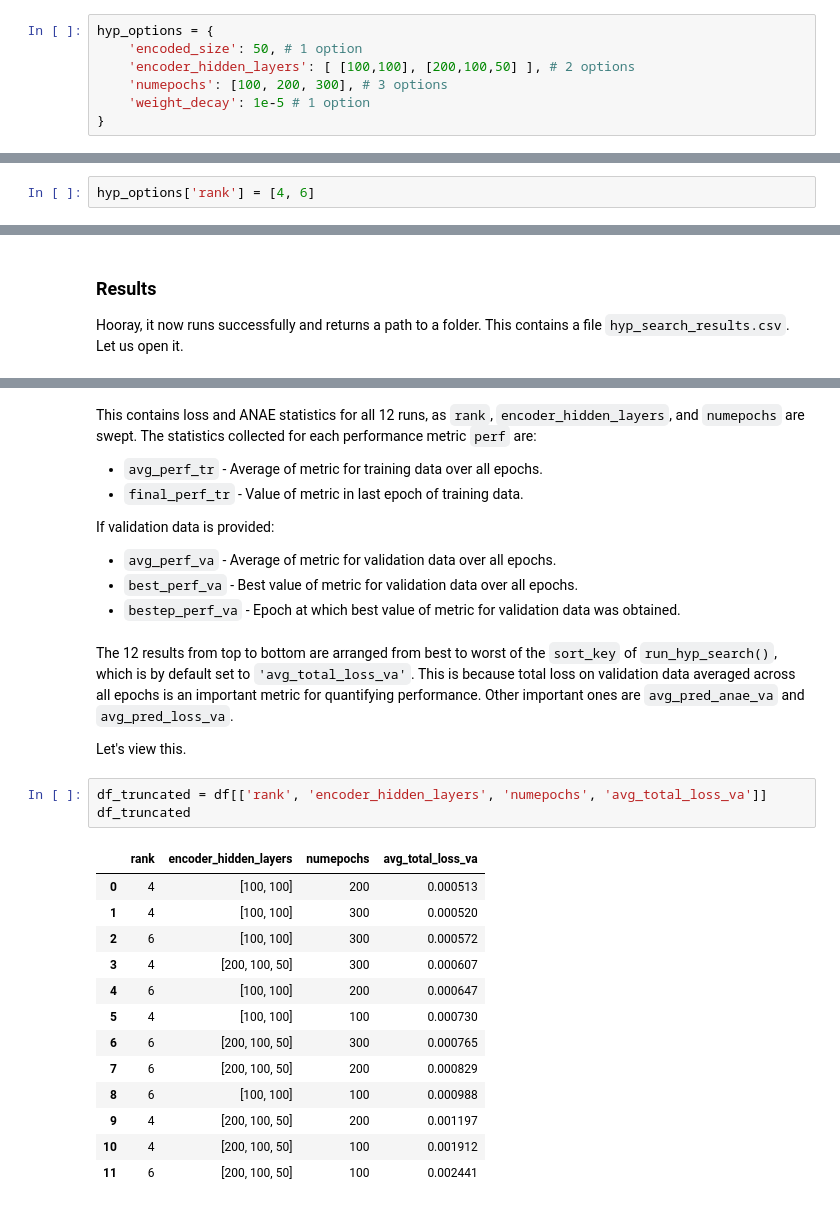
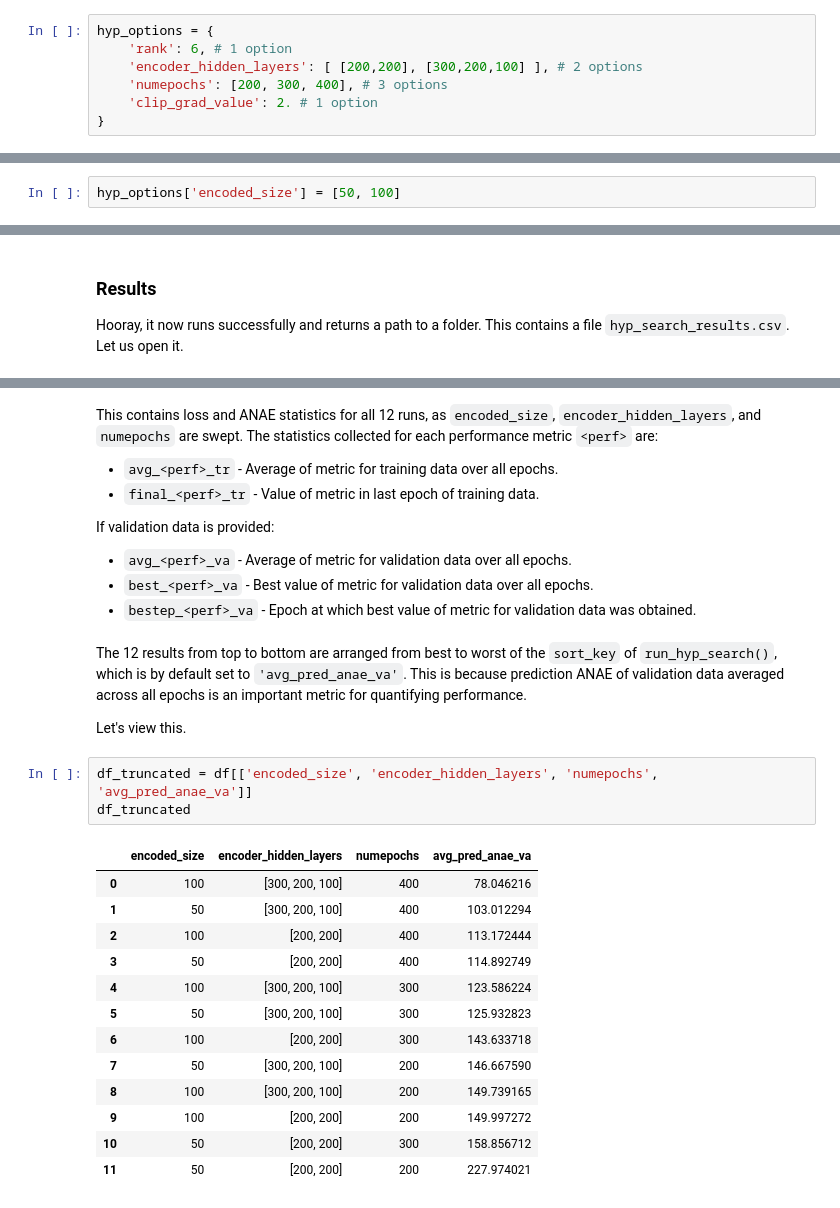
Before and after one commit to GaloisInc/dlkoopman, a Jupyter notebook: examples/naca0012/hyp_search.ipynb, the cells around one changed output, grey strips where cells are left out. Drawn from its saved outputs; the diff is of its cells as text.

Commit message:
revise hyp search ipynb

```diff
--- a/examples/naca0012/hyp_search.ipynb
+++ b/examples/naca0012/hyp_search.ipynb
@@ -51,10 +57,10 @@ For more on the inputs, see the [documentation of `StatePredictor`](htps://TODO)
 Let us define some values to sweep over.
 # %%
 hyp_options = {
-    'encoded_size': 50, # 1 option
-    'encoder_hidden_layers': [ [100,100], [200,100,50] ], # 2 options
-    'numepochs': [100, 200, 300], # 3 options
-    'weight_decay': 1e-5 # 1 option
+    'rank': 6, # 1 option
+    'encoder_hidden_layers': [ [200,200], [300,200,100] ], # 2 options
+    'numepochs': [200, 300, 400], # 3 options
+    'clip_grad_value': 2. # 1 option
 }
 # %% [markdown]
 Options that are not provided will revert to defaults.
@@ -76,3 +82,3 @@ Uh oh, you got a `ValueError: 'rank' is a required argument to StatePredictor, s
-# %%
-hyp_options['rank'] = [4, 6]
+# %%
+hyp_options['encoded_size'] = [50, 100]
 # %% [markdown]
@@ -122,31 +130,31 @@ df
 12 rows × 39 columns
 # %% [markdown]
-This contains loss and ANAE statistics for all 12 runs, as `rank`, `encoder_hidden_layers`, and `numepochs` are swept. The statistics collected for each performance metric `perf` are:
-- `avg_perf_tr` - Average of metric for training data over all epochs.
-- `final_perf_tr` - Value of metric in last epoch of training data.
+This contains loss and ANAE statistics for all 12 runs, as `encoded_size`, `encoder_hidden_layers`, and `numepochs` are swept. The statistics collected for each performance metric `<perf>` are:
+- `avg_<perf>_tr` - Average of metric for training data over all epochs.
+- `final_<perf>_tr` - Value of metric in last epoch of training data.
 
 If validation data is provided:
-- `avg_perf_va` - Average of metric for validation data over all epochs.
-- `best_perf_va` - Best value of metric for validation data over all epochs.
-- `bestep_perf_va` - Epoch at which best value of metric for validation data was obtained.
+- `avg_<perf>_va` - Average of metric for validation data over all epochs.
+- `best_<perf>_va` - Best value of metric for validation data over all epochs.
+- `bestep_<perf>_va` - Epoch at which best value of metric for validation data was obtained.
 # %% [markdown]
-The 12 results from top to bottom are arranged from best to worst of the `sort_key` of `run_hyp_search()`, which is by default set to `'avg_total_loss_va'`. This is because total loss on validation data averaged across all epochs is an important metric for quantifying performance. Other important ones are `avg_pred_anae_va` and `avg_pred_loss_va`.
+The 12 results from top to bottom are arranged from best to worst of the `sort_key` of `run_hyp_search()`, which is by default set to `'avg_pred_anae_va'`. This is because prediction ANAE of validation data averaged across all epochs is an important metric for quantifying performance.
 
 Let's view this.
 # %%
-df_truncated = df[['rank', 'encoder_hidden_layers', 'numepochs', 'avg_total_loss_va']]
+df_truncated = df[['encoded_size', 'encoder_hidden_layers', 'numepochs', 'avg_pred_anae_va']]
 df_truncated
 # %% [output]
-|  | rank | encoder_hidden_layers | numepochs | avg_total_loss_va |
-| 0 | 4 | [100, 100] | 200 | 0.000513 |
-| 1 | 4 | [100, 100] | 300 | 0.000520 |
-| 2 | 6 | [100, 100] | 300 | 0.000572 |
-| 3 | 4 | [200, 100, 50] | 300 | 0.000607 |
-| 4 | 6 | [100, 100] | 200 | 0.000647 |
-| 5 | 4 | [100, 100] | 100 | 0.000730 |
-| 6 | 6 | [200, 100, 50] | 300 | 0.000765 |
-| 7 | 6 | [200, 100, 50] | 200 | 0.000829 |
-| 8 | 6 | [100, 100] | 100 | 0.000988 |
-| 9 | 4 | [200, 100, 50] | 200 | 0.001197 |
-| 10 | 4 | [200, 100, 50] | 100 | 0.001912 |
-| 11 | 6 | [200, 100, 50] | 100 | 0.002441 |
+|  | encoded_size | encoder_hidden_layers | numepochs | avg_pred_anae_va |
+| 0 | 100 | [300, 200, 100] | 400 | 78.046216 |
+| 1 | 50 | [300, 200, 100] | 400 | 103.012294 |
+| 2 | 100 | [200, 200] | 400 | 113.172444 |
+| 3 | 50 | [200, 200] | 400 | 114.892749 |
+| 4 | 100 | [300, 200, 100] | 300 | 123.586224 |
+| 5 | 50 | [300, 200, 100] | 300 | 125.932823 |
+| 6 | 100 | [200, 200] | 300 | 143.633718 |
+| 7 | 50 | [300, 200, 100] | 200 | 146.667590 |
+| 8 | 100 | [300, 200, 100] | 200 | 149.739165 |
+| 9 | 100 | [200, 200] | 200 | 149.997272 |
+| 10 | 50 | [200, 200] | 300 | 158.856712 |
+| 11 | 50 | [200, 200] | 200 | 227.974021 |
```
Also changed, not shown: parts of 22 cells of this notebook, 13 other files.
